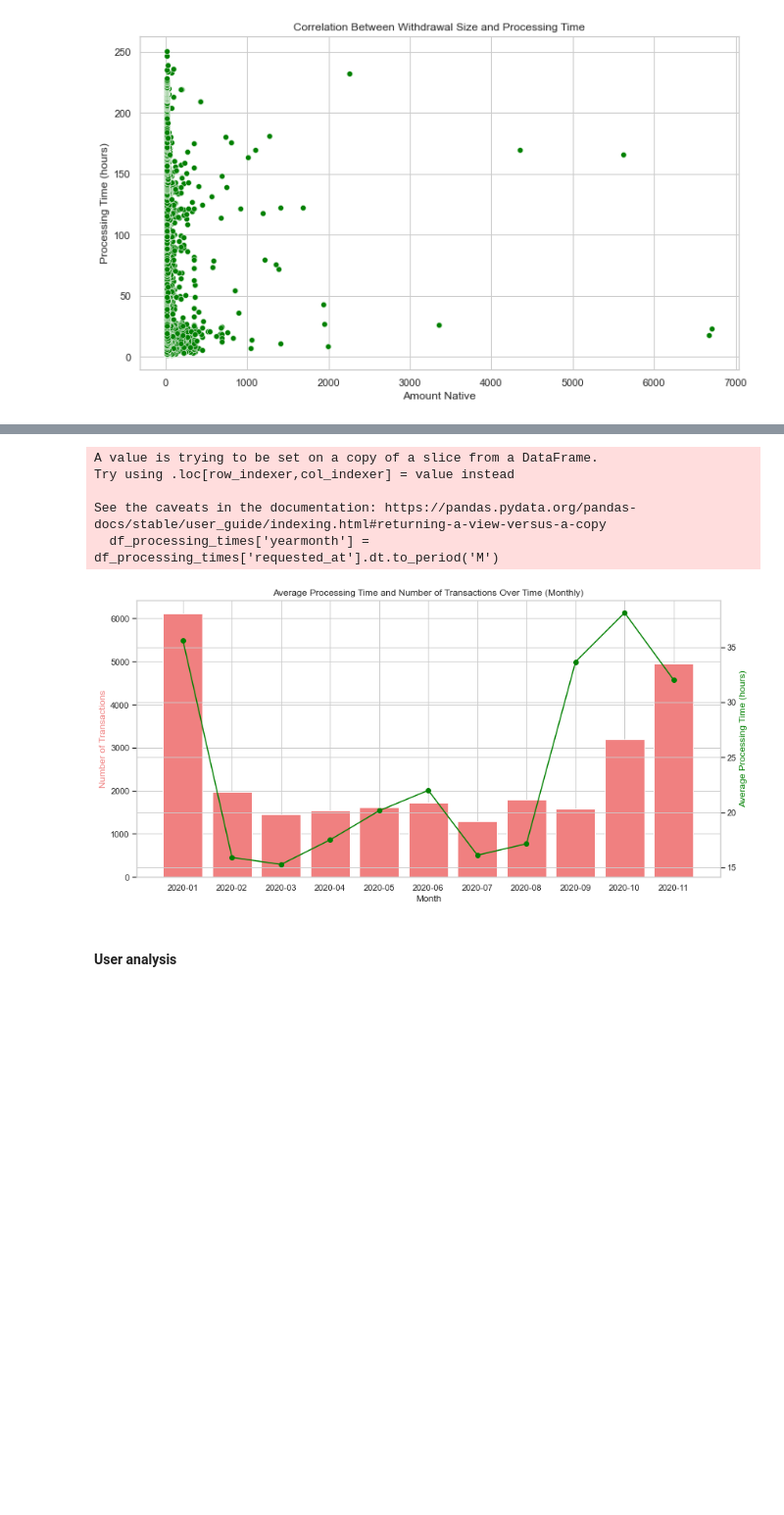
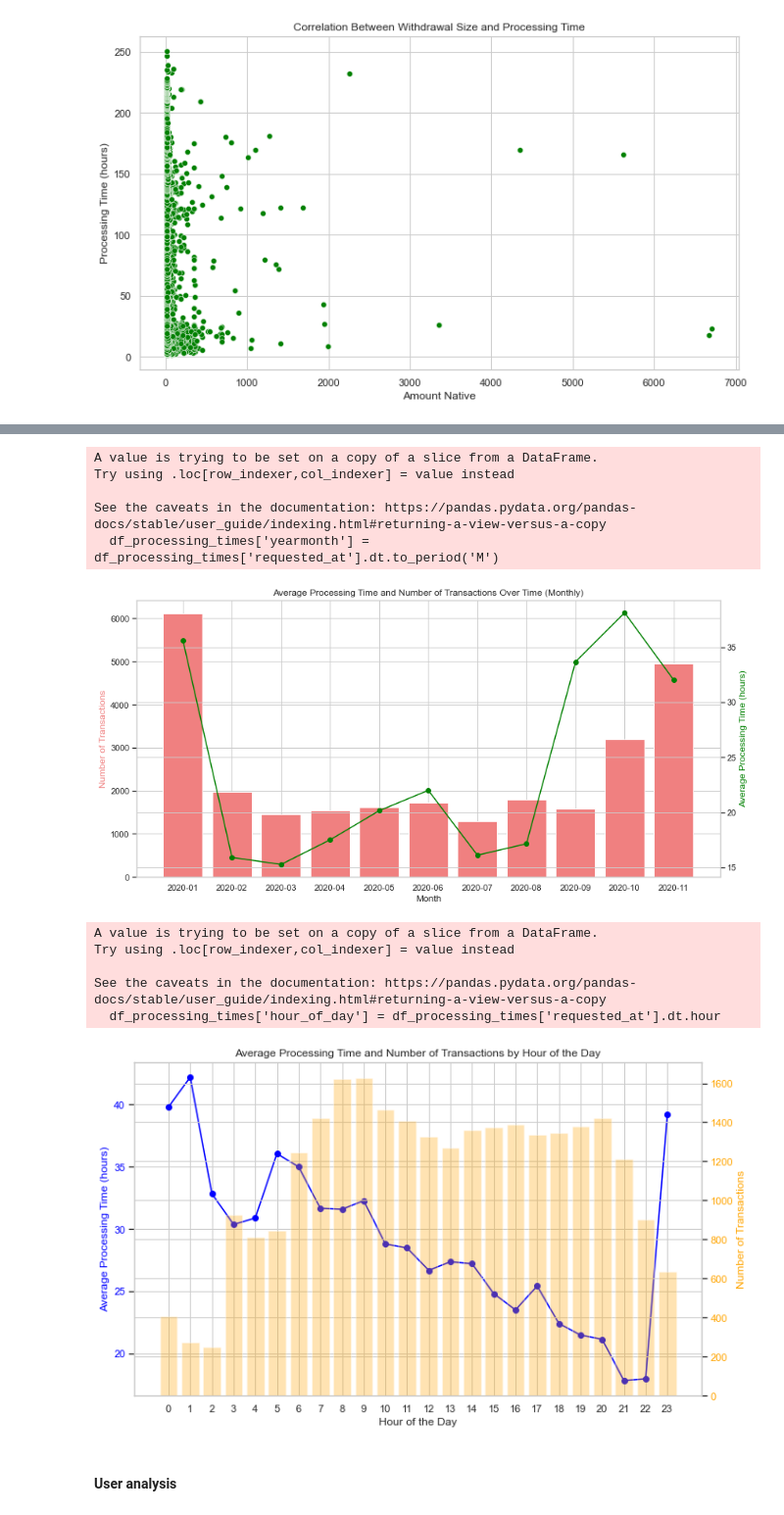
Before and after one commit to njenko/BItstamp-Assesment, a Jupyter notebook: Task 1/Bitstamp_Assignment_Task1.ipynb, the cells around one changed output, grey strips where cells are left out. Shown at 98% size. Drawn from its saved outputs; the diff is of its cells as text; code cells hidden in the pictures; blank space fills up the shorter version.

```diff
--- a/Task 1/Bitstamp_Assignment_Task1.ipynb
+++ b/Task 1/Bitstamp_Assignment_Task1.ipynb
@@ -584,9 +585,6 @@ amount_native          1.000000          0.045768
 time_to_complete       0.045768          1.000000
 [figure]
 # %%
-import matplotlib.pyplot as plt
-import seaborn as sns
-
 # Group by day of the week and calculate mean processing time and count of transactions
 daily_processing_time = df_processing_times.groupby('requested_day_of_week')['time_to_complete'].mean()
 daily_transaction_count = df_processing_times.groupby('requested_day_of_week')['time_to_complete'].count()
@@ -620,6 +618,8 @@ plt.xticks(rotation=45)
 plt.tight_layout()
 plt.show()
 
+# =========================================================================================
+
 # Time-based trends: Monthly trends in processing time and number of transactions
 df_processing_times['yearmonth'] = df_processing_times['requested_at'].dt.to_period('M')
 monthly_processing_time = df_processing_times.groupby('yearmonth')['time_to_complete'].mean()
@@ -630,33 +630,73 @@ fig, ax1 = plt.subplots(figsize=(12, 6))
 
 # Bar plot for the number of transactions
 ax1.bar(monthly_processing_time.index.astype(str), monthly_transaction_count, color='lightcoral', label='Number of Transactions')
 
 # Set labels for the first axis (Number of Transactions)
 ax1.set_xlabel('Month')
 ax1.set_ylabel('Number of Transactions', color='lightcoral')
 
 # Create a second y-axis for processing time
 ax2 = ax1.twinx()
 
 # Line plot for average processing time
 ax2.plot(monthly_processing_time.index.astype(str), monthly_processing_time, color='green', marker='o', label='Average Processing Time')
 
 # Set labels for the second axis (Average Processing Time)
 ax2.set_ylabel('Average Processing Time (hours)', color='green')
 
 # Set the title and tighten layout
 plt.title('Average Processing Time and Number of Transactions Over Time (Monthly)')
 plt.xticks(rotation=45)
 plt.tight_layout()
 plt.show()
+
+# =========================================================================================
+
+# Extract the hour from the requested_at time
+df_processing_times['hour_of_day'] = df_processing_times['requested_at'].dt.hour
+
+# Group by hour and calculate mean processing time
+hourly_processing_time = df_processing_times.groupby('hour_of_day')['time_to_complete'].mean()
+
+# Group by hour and count the number of transactions
+hourly_transaction_count = df_processing_times.groupby('hour_of_day')['id'].count()
+
+# Create a figure with two y-axes
+fig, ax1 = plt.subplots(figsize=(10, 6))
+
+# Plot the average processing time
+ax1.plot(hourly_processing_time.index, hourly_processing_time.values, color='blue', marker='o', label='Average Processing Time')
+ax1.set_xlabel('Hour of the Day')
+ax1.set_ylabel('Average Processing Time (hours)', color='blue')
+ax1.tick_params(axis='y', labelcolor='blue')
+
+# Create a second y-axis for the number of transactions
+ax2 = ax1.twinx()
+ax2.bar(hourly_transaction_count.index, hourly_transaction_count.values, alpha=0.3, color='orange', label='Number of Transactions')
+ax2.set_ylabel('Number of Transactions', color='orange')
+ax2.tick_params(axis='y', labelcolor='orange')
+
+# Set title and layout
+plt.title('Average Processing Time and Number of Transactions by Hour of the Day')
+plt.xticks(range(24))  # Display all hours
+plt.tight_layout()
+
+# Show the plot
+plt.show()
 # %% [output]
 [figure]
 A value is trying to be set on a copy of a slice from a DataFrame.
 Try using .loc[row_indexer,col_indexer] = value instead
 
 See the caveats in the documentation: https://pandas.pydata.org/pandas-docs/stable/user_guide/indexing.html#returning-a-view-versus-a-copy
   df_processing_times['yearmonth'] = df_processing_times['requested_at'].dt.to_period('M')
 [figure]
+A value is trying to be set on a copy of a slice from a DataFrame.
+Try using .loc[row_indexer,col_indexer] = value instead
+
+See the caveats in the documentation: https://pandas.pydata.org/pandas-docs/stable/user_guide/indexing.html#returning-a-view-versus-a-copy
+  df_processing_times['hour_of_day'] = df_processing_times['requested_at'].dt.hour
+[figure, added]
 # %% [markdown]
 #### User analysis
 # %%
```
Also changed, not shown: parts of 11 cells of this notebook, 4 other files.
